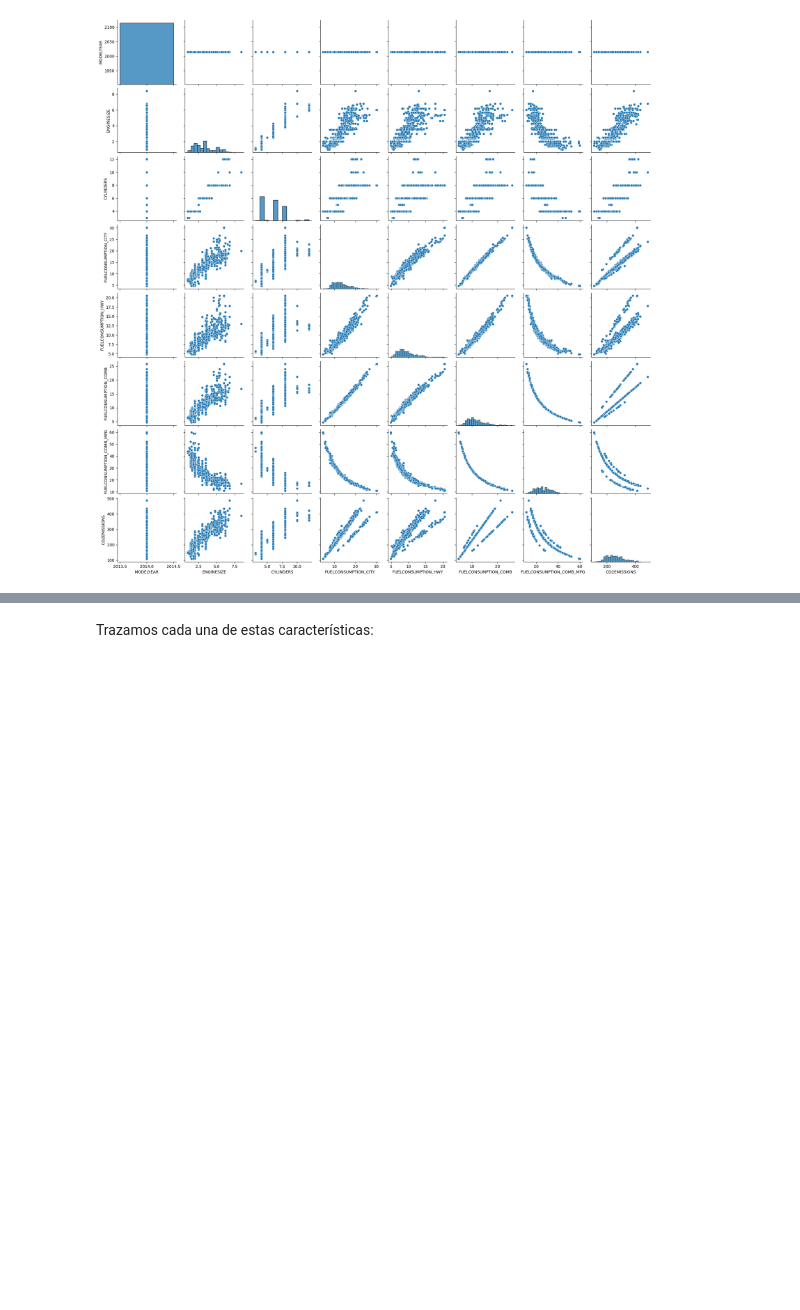
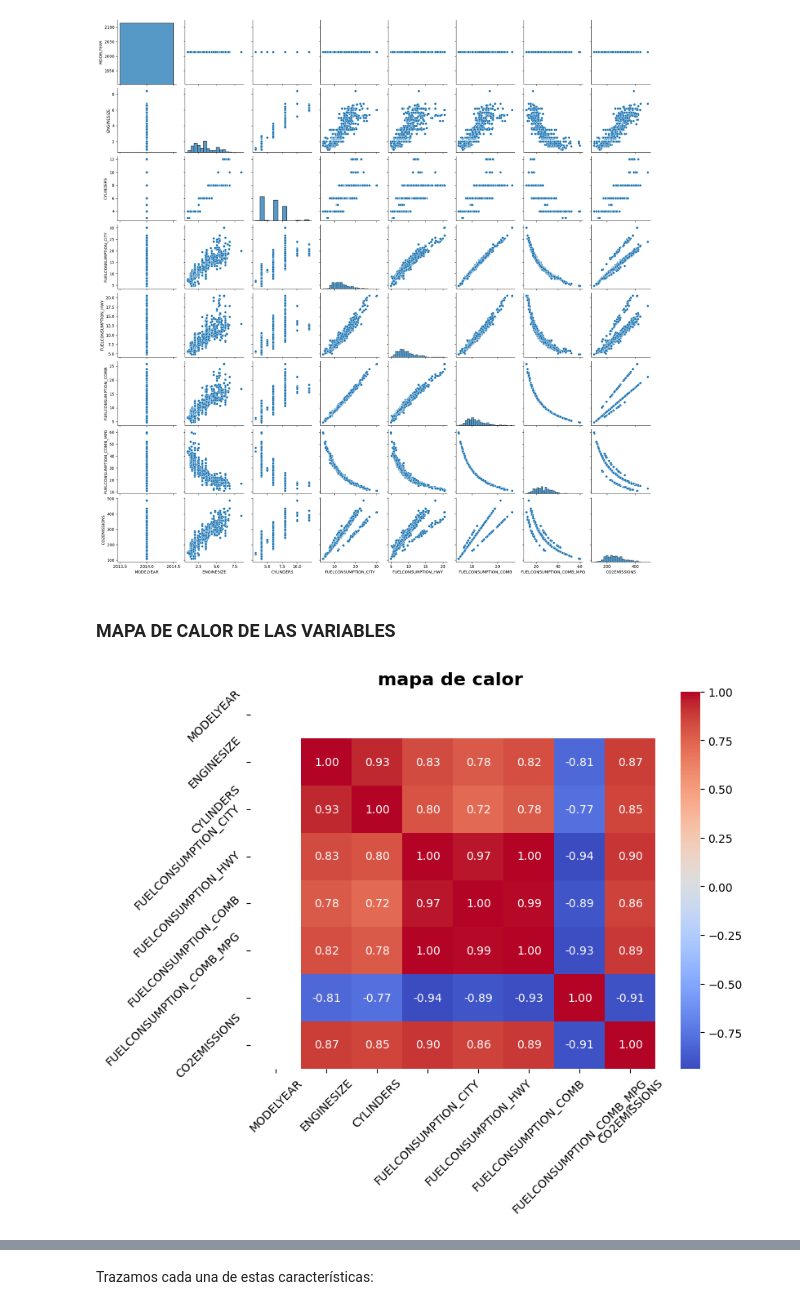
Before and after one commit to javierCh77/emisionco2, a Jupyter notebook: ML0101EN-Reg-Simple-Linear-Regression-Co2-v2.ipynb, the cells around one changed output, grey strips where cells are left out. Saved outputs shown, nothing was run; the diff lists cells and outputs as text; code cells hidden in the pictures; blank space fills up the shorter version.

```diff
--- a/ML0101EN-Reg-Simple-Linear-Regression-Co2-v2.ipynb
+++ b/ML0101EN-Reg-Simple-Linear-Regression-Co2-v2.ipynb
@@ -139,5 +126,29 @@ sns.pairplot(df)
 # %% [output]
 <seaborn.axisgrid.PairGrid at 0x...>
 [figure]
+# %% [markdown]
+### MAPA DE CALOR DE LAS VARIABLES
+# %%
+import pandas as pd
+import seaborn as sns
+import matplotlib.pyplot as plt
+
+
+numeric_df = df.select_dtypes(include=['number'])
+
+correlation_matrix = numeric_df.corr()
+
+plt.figure(figsize=(8,6))
+
+sns.heatmap(correlation_matrix, annot=True, fmt=".2f", cmap="coolwarm", cbar=True)
+
+
+plt.title("mapa de calor ", fontsize=16, fontweight="bold")
+plt.xticks(rotation=45, fontsize=10)
+plt.yticks(rotation=45, fontsize=10)
+
+plt.show()
+# %% [output]
+[figure, added]
 # %%
 cdf = df[['ENGINESIZE','CYLINDERS','FUELCONSUMPTION_COMB','CO2EMISSIONS']]
```
Also changed, not shown: parts of 25 cells of this notebook.
